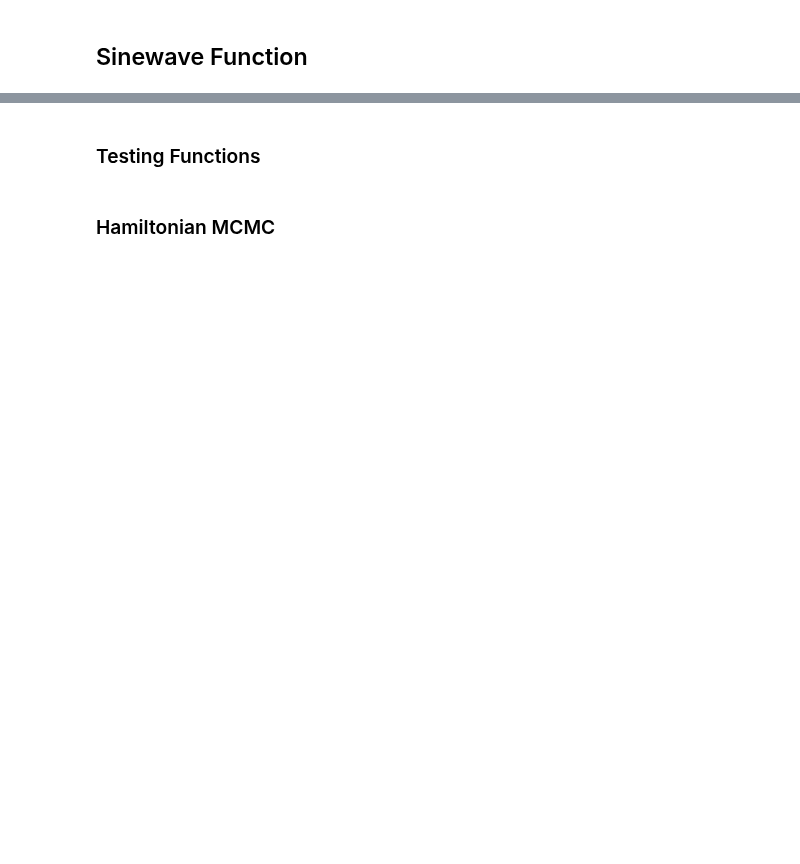
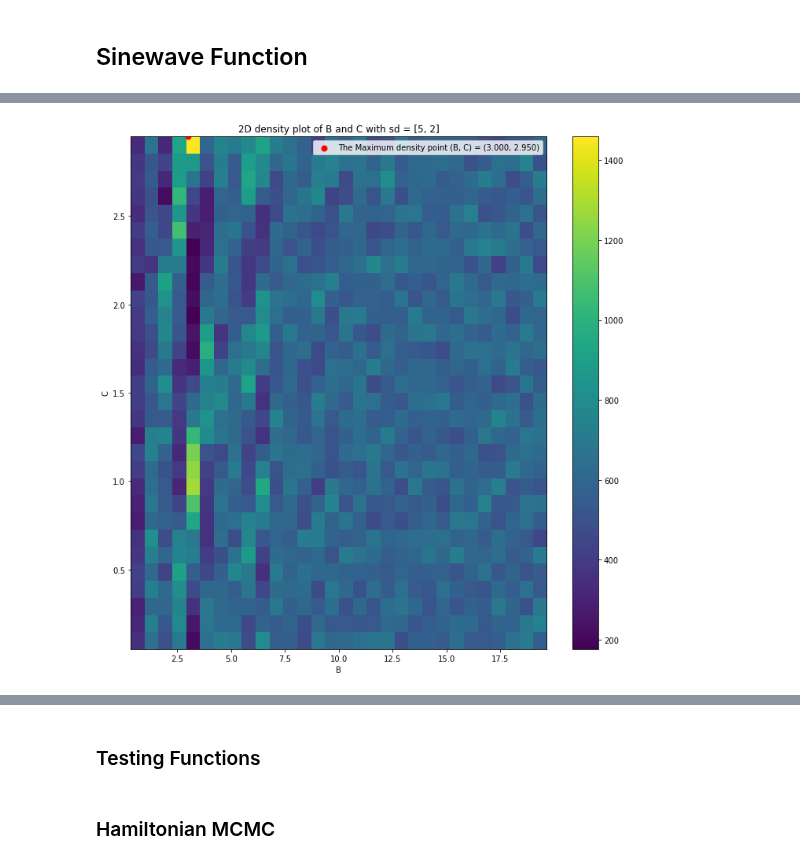
Before and after one commit to pjdunne/MResMCMC2023, a Jupyter notebook: Examples_Dian.ipynb, the cells around one changed output, grey strips where cells are left out. Saved outputs shown, nothing was run; the diff lists cells and outputs as text; code cells hidden in the pictures; blank space fills up the shorter version.

```diff
--- a/Examples_Dian.ipynb
+++ b/Examples_Dian.ipynb
@@ -47,4 +47,7 @@ def Normal(thetas):
     Mu = [10,10]
     Sigma = np.asanyarray([[1,0],[0,1]])
     return np.exp(-0.5*(thetas-Mu)@(thetas-Mu))
+# %%
+Res = []
+SDs = []
 # %%
@@ -105,0 +88,16 @@ for Res_G_SF, sd in zip(Res, SDs):
+# %%
+Res_G_SF = Res[k]
+sd = SDs[k]
+
+Vts.density_plot(
+    Res_G_SF["Thetas"],
+    bins=30,
+    burn_in=100,
+    credible_region=0,
+    x_name="B",
+    y_name="C",
+    label = f" with sd = {sd}",
+    alpha=1
+)
+# %% [output]
+[figure, added]
```
Also changed, not shown: parts of 18 cells of this notebook, 2 other files.
